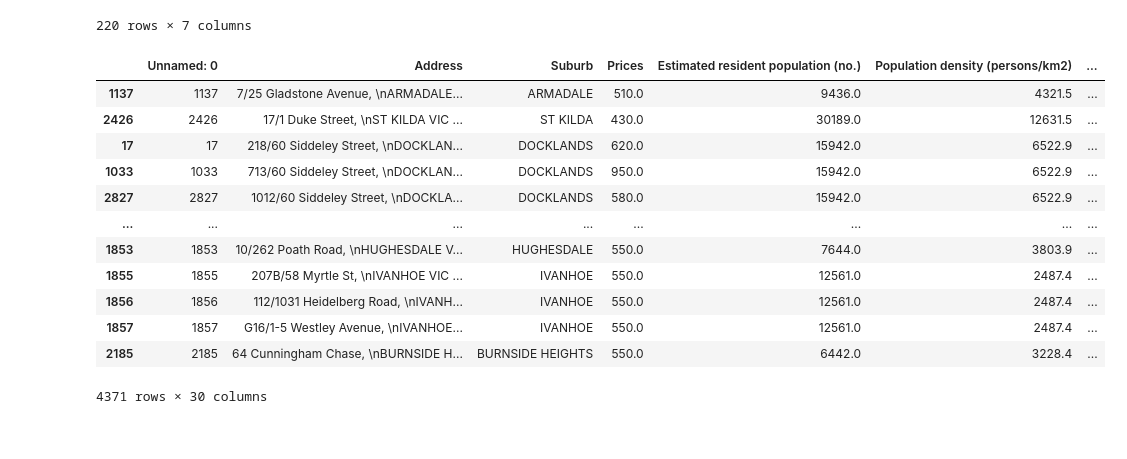
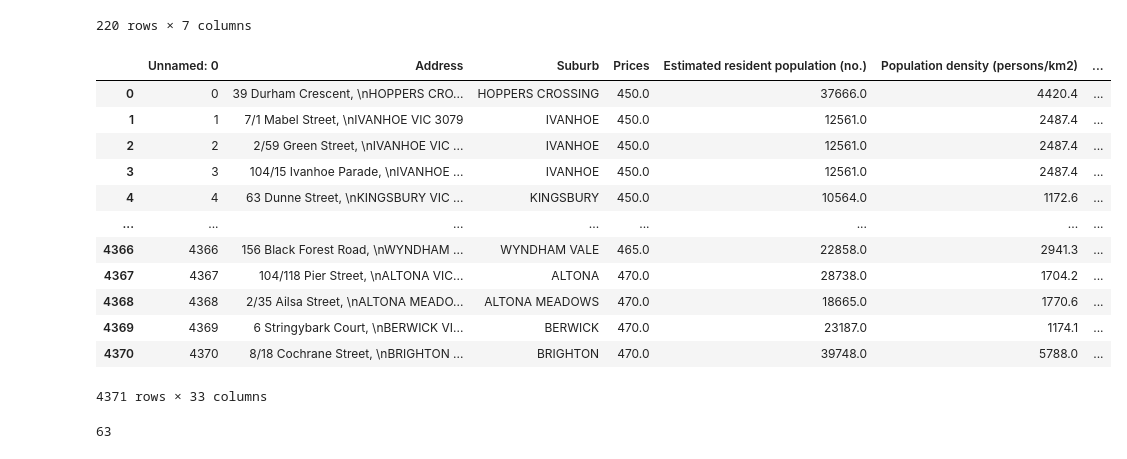
Before and after one commit to vanessagraciia/Real-Estate-Industry-Project, a Jupyter notebook: notebooks/distance.ipynb, the cells around one changed output. Drawn from its saved outputs; the diff is of its cells as text; code cells hidden in the pictures.

```diff
--- a/notebooks/distance.ipynb
+++ b/notebooks/distance.ipynb
@@ -7,3 +6,9 @@ train_stations = pd.read_csv('../data/curated/train_station.csv')
+# %%
+tram_stops = pd.read_csv('../data/curated/tram_stop.csv')
+train_stations = pd.read_csv('../data/curated/train_station.csv')
+schools = pd.read_csv('../data/curated/school_locations.csv')
+restaurants = pd.read_csv('../data/curated/melb_resto.csv')
+landmarks = pd.read_csv('../data/curated/melb_landmarks.csv')
 # %%
 apartments.loc[apartments['Unnamed: 0'] == 1855]
 # %% [output]
@@ -71,18 +90,56 @@ for index2, row3 in apartments.iterrows():
+# %%
+for index, row in apartments.iterrows():
+    lon1 = row['longitude']
+    lat1 = row['latitude']
+
+    num_restaurants = 0
+    for index_restaurants, row2 in restaurants.iterrows():
+        lon2 = row2['longitude']
+        lat2 = row2['latitude']
+
+        distance = haversine(lat1, lon1, lat2, lon2)
+        if distance <= 1:
+            num_restaurants += 1
+    apartments.at[index, 'num_restaurants'] = num_restaurants
+# %%
+# Preprocess the 'co_ordinates' column to ensure it's valid JSON
+landmarks['co_ordinates'] = landmarks['co_ordinates'].str.replace("'", "\"")
+landmarks['co_ordinates'] = landmarks['co_ordinates'].apply(json.loads)
+
+landmarks['lon'] = landmarks['co_ordinates'].apply(lambda x:x['lon'])
+landmarks['lat'] = landmarks['co_ordinates'].apply(lambda x:x['lat'])
+# %%
+for index, row in apartments.iterrows():
+    lon1 = row['longitude']
+    lat1 = row['latitude']
+
+    num_landmarks = 0
+    for index_landmarks, row2 in landmarks.iterrows():
+        lon2 = row2['lon']
+        lat2 = row2['lat']
+
+        distance = haversine(lat1, lon1, lat2, lon2)
+        if distance <= 1:
+            num_landmarks += 1
+    apartments.at[index, 'num_landmarks'] = num_landmarks
 # %%
 apartments['total_transport'] = apartments['num_stops'] + apartments['num_stations']
-sorted_apartments = apartments.sort_values(by='total_transport', ascending=False)
-sorted_apartments
+apartments
 # %% [output]
 |  | Unnamed: 0 | Address | Suburb | Prices | Estimated resident population (no.) | Population density (persons/km2) | ... |
-| 1137 | 1137 | 7/25 Gladstone Avenue, \nARMADALE... | ARMADALE | 510.0 | 9436.0 | 4321.5 | ... |
-| 2426 | 2426 | 17/1 Duke Street, \nST KILDA VIC ... | ST KILDA | 430.0 | 30189.0 | 12631.5 | ... |
-| 17 | 17 | 218/60 Siddeley Street, \nDOCKLAN... | DOCKLANDS | 620.0 | 15942.0 | 6522.9 | ... |
-| 1033 | 1033 | 713/60 Siddeley Street, \nDOCKLAN... | DOCKLANDS | 950.0 | 15942.0 | 6522.9 | ... |
-| 2827 | 2827 | 1012/60 Siddeley Street, \nDOCKLA... | DOCKLANDS | 580.0 | 15942.0 | 6522.9 | ... |
+| 0 | 0 | 39 Durham Crescent, \nHOPPERS CRO... | HOPPERS CROSSING | 450.0 | 37666.0 | 4420.4 | ... |
+| 1 | 1 | 7/1 Mabel Street, \nIVANHOE VIC 3079 | IVANHOE | 450.0 | 12561.0 | 2487.4 | ... |
+| 2 | 2 | 2/59 Green Street, \nIVANHOE VIC ... | IVANHOE | 450.0 | 12561.0 | 2487.4 | ... |
+| 3 | 3 | 104/15 Ivanhoe Parade, \nIVANHOE ... | IVANHOE | 450.0 | 12561.0 | 2487.4 | ... |
+| 4 | 4 | 63 Dunne Street, \nKINGSBURY VIC ... | KINGSBURY | 450.0 | 10564.0 | 1172.6 | ... |
 | ... | ... | ... | ... | ... | ... | ... | ... |
-| 1853 | 1853 | 10/262 Poath Road, \nHUGHESDALE V... | HUGHESDALE | 550.0 | 7644.0 | 3803.9 | ... |
-| 1855 | 1855 | 207B/58 Myrtle St, \nIVANHOE VIC ... | IVANHOE | 550.0 | 12561.0 | 2487.4 | ... |
-| 1856 | 1856 | 112/1031 Heidelberg Road, \nIVANH... | IVANHOE | 550.0 | 12561.0 | 2487.4 | ... |
-| 1857 | 1857 | G16/1-5 Westley Avenue, \nIVANHOE... | IVANHOE | 550.0 | 12561.0 | 2487.4 | ... |
-| 2185 | 2185 | 64 Cunningham Chase, \nBURNSIDE H... | BURNSIDE HEIGHTS | 550.0 | 6442.0 | 3228.4 | ... |
+| 4366 | 4366 | 156 Black Forest Road, \nWYNDHAM ... | WYNDHAM VALE | 465.0 | 22858.0 | 2941.3 | ... |
+| 4367 | 4367 | 104/118 Pier Street, \nALTONA VIC... | ALTONA | 470.0 | 28738.0 | 1704.2 | ... |
+| 4368 | 4368 | 2/35 Ailsa Street, \nALTONA MEADO... | ALTONA MEADOWS | 470.0 | 18665.0 | 1770.6 | ... |
+| 4369 | 4369 | 6 Stringybark Court, \nBERWICK VI... | BERWICK | 470.0 | 23187.0 | 1174.1 | ... |
+| 4370 | 4370 | 8/18 Cochrane Street, \nBRIGHTON ... | BRIGHTON | 470.0 | 39748.0 | 5788.0 | ... |
-4371 rows × 30 columns
+4371 rows × 33 columns
+# %%
+schools.duplicated(subset=['School_Name']).sum()
+# %% [output]
+63
```
Also changed, not shown: parts of 6 cells of this notebook.
